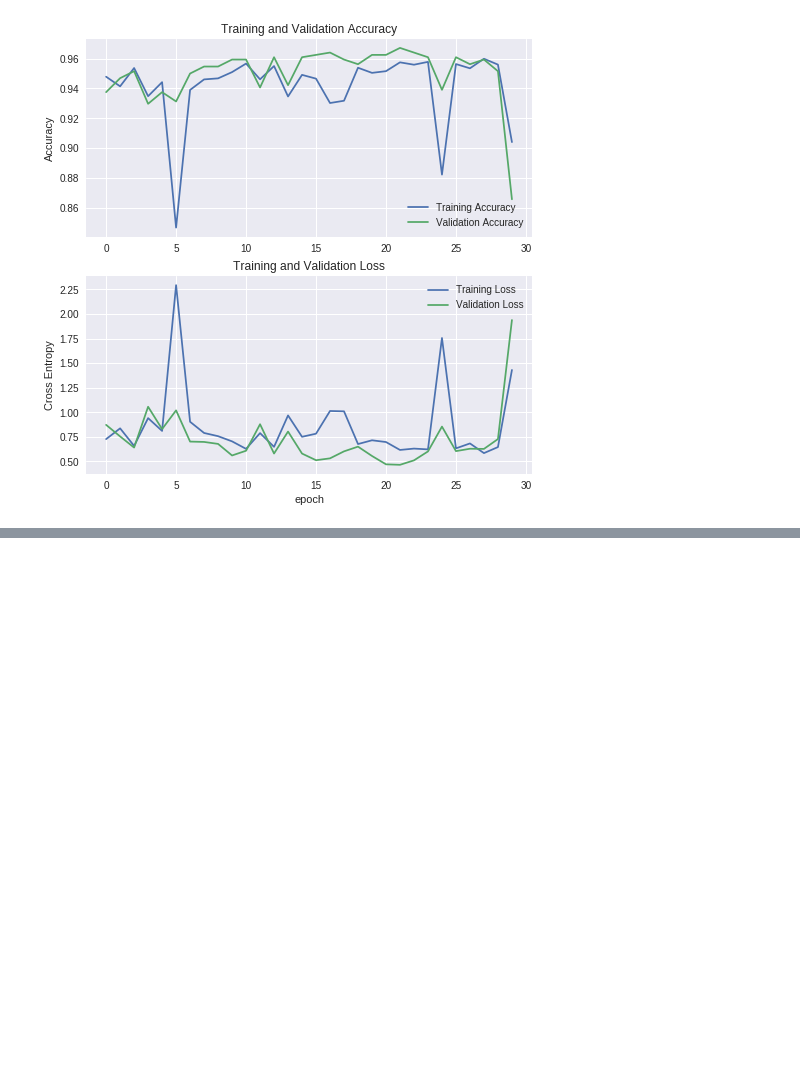
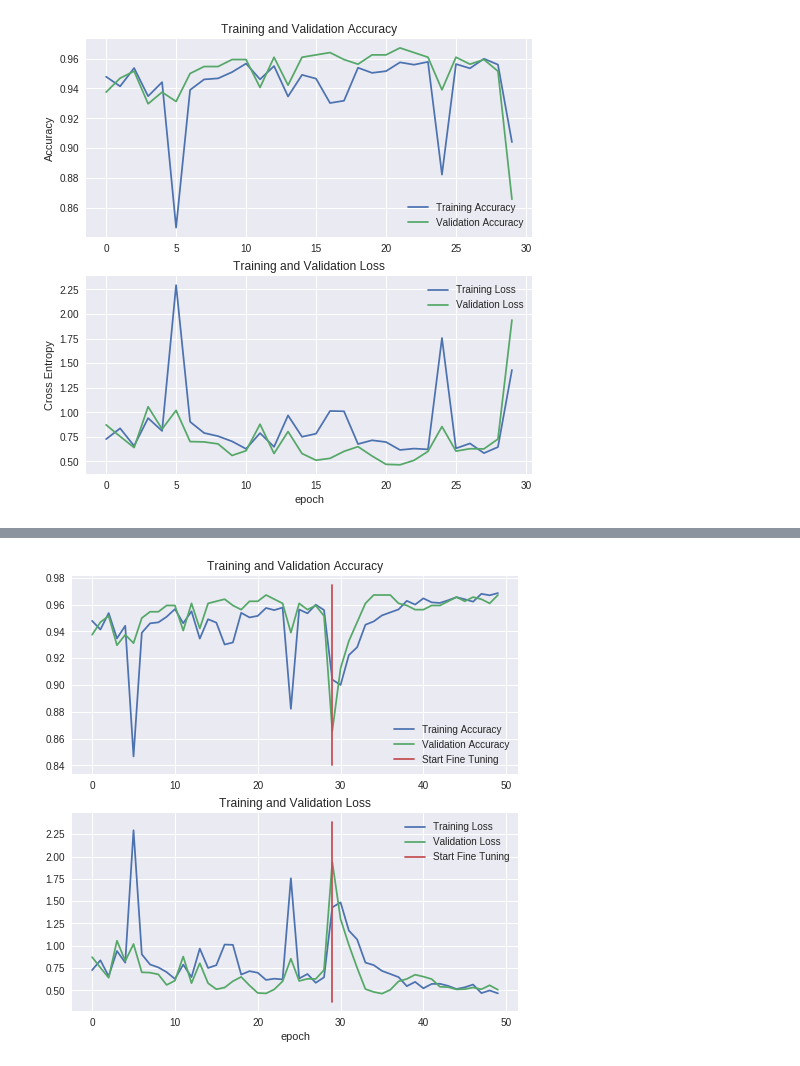
Before and after one commit to cameroncruz/notebooks, a Jupyter notebook: Easy_Image_Classification_with_TF_2.ipynb, the cells around one changed output, grey strips where cells are left out. Drawn from its saved outputs; the diff is of its cells as text; code cells hidden in the pictures; blank space fills up the shorter version.

```diff
--- a/Easy_Image_Classification_with_TF_2.ipynb
+++ b/Easy_Image_Classification_with_TF_2.ipynb
@@ -108,13 +108,15 @@ base_model.trainable = False
 maxpool_layer = tf.keras.layers.GlobalMaxPooling2D()
 prediction_layer = tf.keras.layers.Dense(1)
 # %%
+learning_rate = 0.0001
+
 model = tf.keras.Sequential([
     base_model,
     maxpool_layer,
     prediction_layer
 ])
 
-model.compile(optimizer=tf.keras.optimizers.Adam(),
+model.compile(optimizer=tf.keras.optimizers.Adam(lr=learning_rate),
              loss='binary_crossentropy',
              metrics=['accuracy'])
 
@@ -176,0 +188,5 @@ plt.show()
+# %%
+model.compile(loss='binary_crossentropy',
+              optimizer = tf.keras.optimizers.Adam(lr=learning_rate/10),
+              metrics=['accuracy'])
+model.summary()
@@ -176,0 +208,10 @@ plt.show()
+# %%
+fine_tune_epochs = 20
+total_epochs =  num_epochs + fine_tune_epochs
+
+history_fine = model.fit(train_data.repeat(),
+                         steps_per_epoch = steps_per_epoch,
+                         epochs=total_epochs,
+                         initial_epoch = num_epochs,
+                         validation_data=val_data.repeat(),
+                         validation_steps=validation_steps)
@@ -176,0 +221,27 @@ plt.show()
+# %%
+acc += history_fine.history['accuracy']
+val_acc += history_fine.history['val_accuracy']
+
+loss += history_fine.history['loss']
+val_loss += history_fine.history['val_loss']
+# %%
+plt.figure(figsize=(8, 8))
+plt.subplot(2, 1, 1)
+plt.plot(acc, label='Training Accuracy')
+plt.plot(val_acc, label='Validation Accuracy')
+plt.plot([num_epochs-1,num_epochs-1],
+          plt.ylim(), label='Start Fine Tuning')
+plt.legend(loc='lower right')
+plt.title('Training and Validation Accuracy')
+
+plt.subplot(2, 1, 2)
+plt.plot(loss, label='Training Loss')
+plt.plot(val_loss, label='Validation Loss')
+plt.plot([num_epochs-1,num_epochs-1],
+         plt.ylim(), label='Start Fine Tuning')
+plt.legend(loc='upper right')
+plt.title('Training and Validation Loss')
+plt.xlabel('epoch')
+plt.show()
+# %% [output]
+[figure, added]
```
Also changed, not shown: parts of 5 cells of this notebook.
